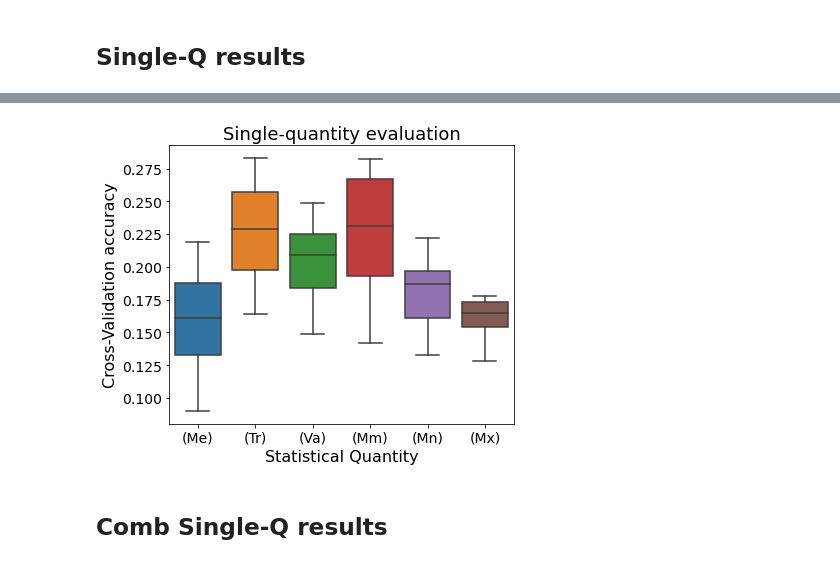
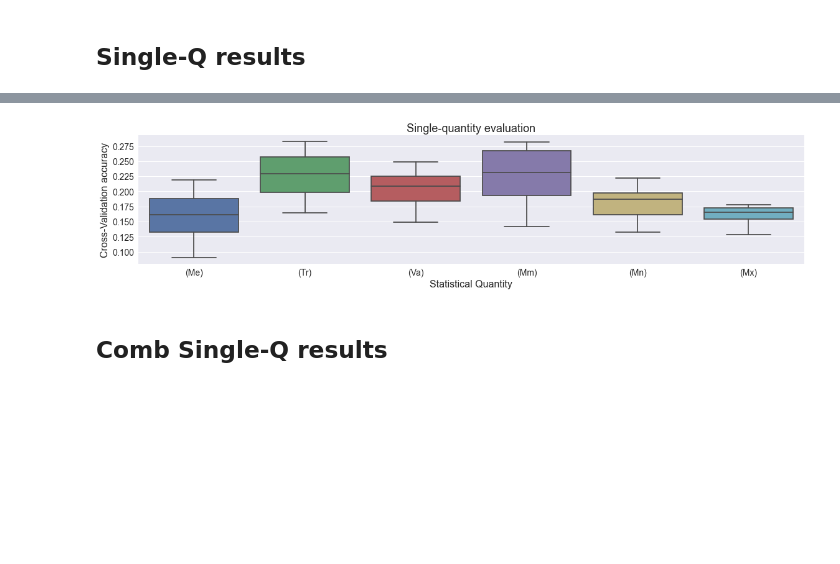
Before and after one commit to frmunozz/irregular-bag-of-pattern, a Jupyter notebook: notebooks/quantity_search.ipynb, the cells around one changed output, grey strips where cells are left out. Cells and saved outputs as stored; diff of their text form; code cells hidden in the pictures; blank space fills up the shorter version.

```diff
--- a/notebooks/quantity_search.ipynb
+++ b/notebooks/quantity_search.ipynb
@@ -9,6 +9,7 @@ import pandas as pd
 import seaborn as snb
 import matplotlib.pyplot as plt
 import json
+plt.style.use('seaborn')
 
 folder = os.path.join(main_path, "data", "quantity_search")
 # %%
@@ -76,16 +75,16 @@ df_single_q.head()
 # %%
-plt.figure(figsize=(6, 5))
+plt.figure(figsize=(16, 4))
 b = snb.boxplot(x="quantity", y="cv_mean", data=df_single_q)
 plt.ylabel("Cross-Validation accuracy", fontsize=16)
 plt.xlabel("Statistical Quantity", fontsize=16)
 plt.title("Single-quantity evaluation", fontsize=18)
 plt.yticks(fontsize=14)
 plt.xticks(fontsize=14)
 plt.tight_layout()
 
 plt.savefig("figs/single_q_evaluations.png", dpi=350)
 # %% [output]
-[figure, old version]
+[figure, new version]
 # %% [markdown]
 ## Comb Single-Q results
 # %%
```
Also changed, not shown: parts of 14 cells of this notebook, 4 other files.
